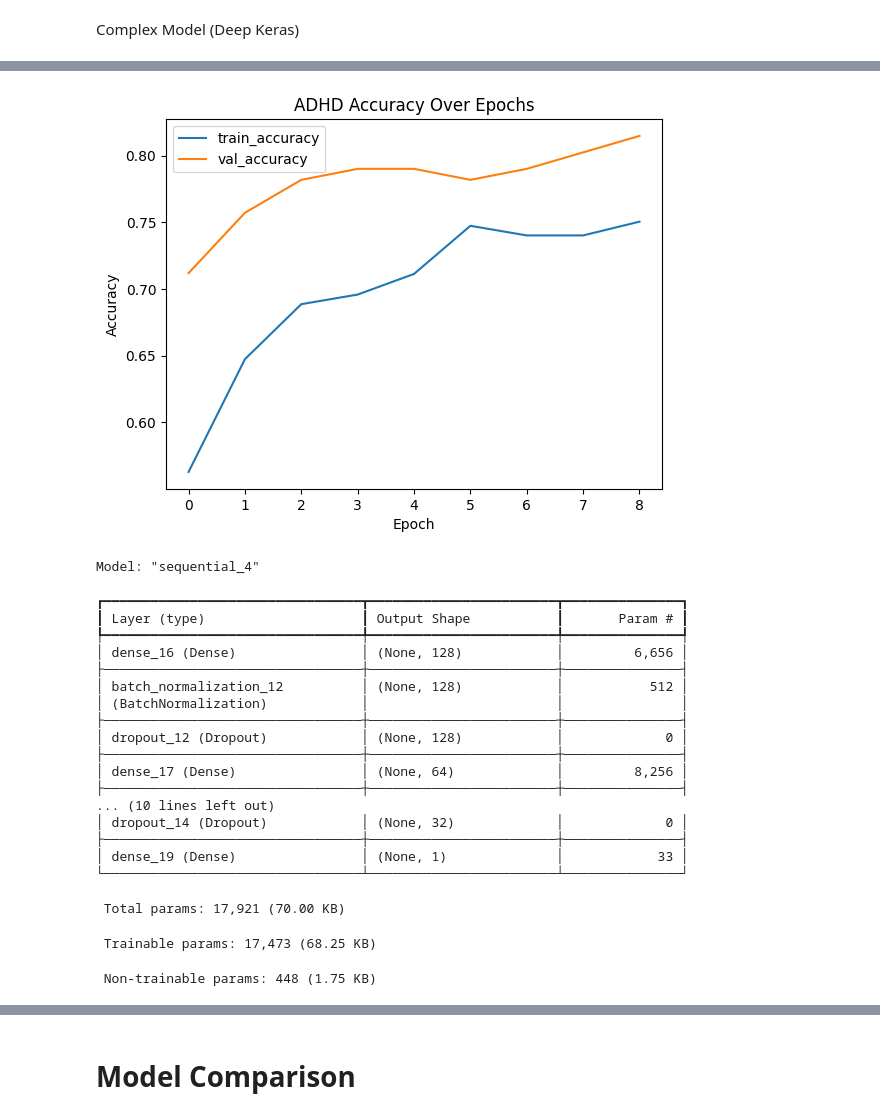
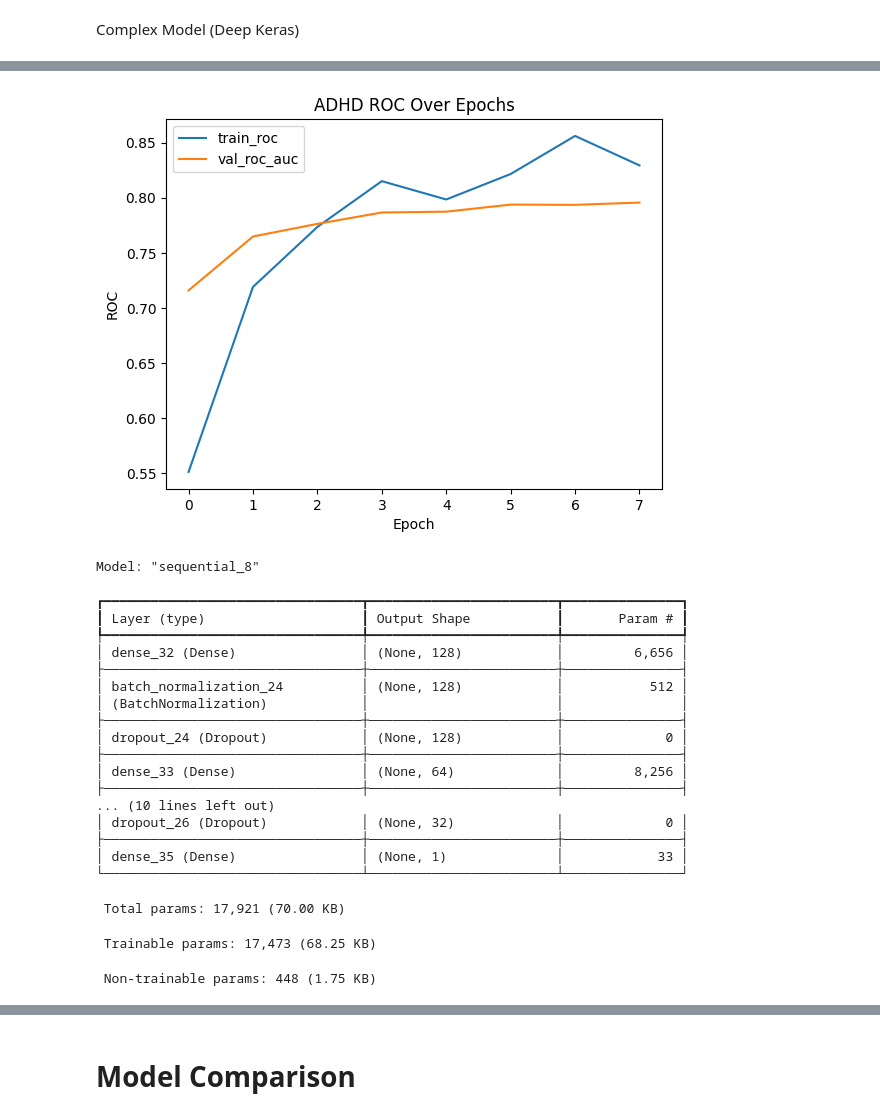
Before and after one commit to nnoromiv/brain-activity-pattern-differences-in-ADHD, a Jupyter notebook: model.ipynb, the cells around one changed output, grey strips where cells are left out. Cells and saved outputs as stored; diff of their text form; code cells hidden in the pictures.

```diff
--- a/model.ipynb
+++ b/model.ipynb
@@ -337,7 +347,7 @@ ROC AUC Score: 0.6215
 # %% [markdown]
 <span style="font-family: Century Gothic; font-size:15px"> Complex Model (Deep Keras)
 # %%
-def create_mlp(input_dim, lr=0.001, dropout_rate=0.3):
+def build_deep_model(input_dim, lr=0.001, dropout_rate=0.3, metrics='accuracy'):
     model = tf.keras.models.Sequential([
         tf.keras.layers.Input(shape=(input_dim,)),
         tf.keras.layers.Dense(128, activation='relu'),
@@ -360,16 +370,19 @@ def create_mlp(input_dim, lr=0.001, dropout_rate=0.3):
     model.compile(
         optimizer,
         loss=tf.keras.losses.BinaryCrossentropy(),
-        metrics=['accuracy']
+        metrics=[metrics]
     )
 
     return model
 # %%
 scaler = StandardScaler()
-X_train_adhd = scaler.fit_transform(X_train_adhd)
-X_test_adhd = scaler.transform(X_test_adhd)
-X_train_sex = scaler.fit_transform(X_train_sex)
-X_test_sex = scaler.transform(X_test_sex)
+X_train_adhd_scaled = scaler.fit_transform(X_train_adhd)
+X_val_adhd_scaled = scaler.transform(X_val_adhd)
+X_test_adhd_scaled = scaler.transform(X_test_adhd)
+
+X_train_sex_scaled = scaler.fit_transform(X_train_sex)
+X_val_sex_scaled = scaler.fit_transform(X_val_sex)
+X_test_sex_scaled = scaler.transform(X_test_sex)
 # %%
 # Checkpoint
 adhd_ckpt = 'adhd_que_best_model.keras'
@@ -391,7 +404,7 @@ callbacks = [
 ]
 # %%
 # Train MLP for ADHD Prediction
-deep_mlp_adhd = create_mlp(X_train_adhd.shape[1])
+deep_mlp_adhd = build_deep_model(X_train_adhd_scaled.shape[1], metrics=tf.keras.metrics.AUC(name='roc_auc'))
 
 deep_mlp_adhd.build()
 deep_mlp_adhd.summary()
@@ -419,19 +432,14 @@ Model: "sequential_3"
  Non-trainable params: 448 (1.75 KB)
 # %%
 history_adhd = deep_mlp_adhd.fit(
-    X_train_adhd,
+    X_train_adhd_scaled,
     y_train_adhd,
     epochs=40,
     batch_size=32,
-    validation_data=(X_test_adhd, y_test_adhd),
+    validation_data=(X_val_adhd_scaled, y_val_adhd),
     callbacks=callbacks,
     verbose=1,
     class_weight=adhd_class_weight
 )
-
-# Evaluate Model
-y_pred_adhd = (
-    deep_mlp_adhd.predict(X_test_adhd) > 0.8
-).astype("int32")
 # %% [output]
 Epoch 1/40
@@ -482,13 +493,13 @@ weighted avg       0.78      0.60      0.60       243
 # %%
-plt.plot(history_adhd.history['accuracy'], label='train_accuracy')
-plt.plot(history_adhd.history['val_accuracy'], label = 'val_accuracy')
+plt.plot(history_adhd.history['roc_auc'], label='train_roc')
+plt.plot(history_adhd.history['val_roc_auc'], label = 'val_roc_auc')
 plt.xlabel('Epoch')
-plt.ylabel('Accuracy')
-plt.title('ADHD Accuracy Over Epochs')
+plt.ylabel('ROC')
+plt.title('ADHD ROC Over Epochs')
 plt.legend()
 plt.show()
 # %% [output]
-[figure, old version]
+[figure, new version]
 # %%
 callbacks[1] = [
     tf.keras.callbacks.ModelCheckpoint(
@@ -499,28 +510,28 @@ callbacks[1] = [
 ]
 # %%
 # Train MLP for Sex Classification
-deep_mlp_sex = create_mlp(X_train_sex.shape[1])
+deep_mlp_sex = build_deep_model(X_train_sex_scaled.shape[1])
 
 deep_mlp_sex.build()
 deep_mlp_sex.summary()
 # %% [output]
-Model: "sequential_4"
+Model: "sequential_8"
 ┏━━━━━━━━━━━━━━━━━━━━━━━━━━━━━━━━━┳━━━━━━━━━━━━━━━━━━━━━━━━┳━━━━━━━━━━━━━━━┓
 ┃ Layer (type)                    ┃ Output Shape           ┃       Param # ┃
 ┡━━━━━━━━━━━━━━━━━━━━━━━━━━━━━━━━━╇━━━━━━━━━━━━━━━━━━━━━━━━╇━━━━━━━━━━━━━━━┩
-│ dense_16 (Dense)                │ (None, 128)            │         6,656 │
+│ dense_32 (Dense)                │ (None, 128)            │         6,656 │
 ├─────────────────────────────────┼────────────────────────┼───────────────┤
-│ batch_normalization_12          │ (None, 128)            │           512 │
+│ batch_normalization_24          │ (None, 128)            │           512 │
 │ (BatchNormalization)            │                        │               │
 ├─────────────────────────────────┼────────────────────────┼───────────────┤
-│ dropout_12 (Dropout)            │ (None, 128)            │             0 │
+│ dropout_24 (Dropout)            │ (None, 128)            │             0 │
 ├─────────────────────────────────┼────────────────────────┼───────────────┤
-│ dense_17 (Dense)                │ (None, 64)             │         8,256 │
+│ dense_33 (Dense)                │ (None, 64)             │         8,256 │
 ├─────────────────────────────────┼────────────────────────┼───────────────┤
 ... (10 lines left out)
-│ dropout_14 (Dropout)            │ (None, 32)             │             0 │
+│ dropout_26 (Dropout)            │ (None, 32)             │             0 │
 ├─────────────────────────────────┼────────────────────────┼───────────────┤
-│ dense_19 (Dense)                │ (None, 1)              │            33 │
+│ dense_35 (Dense)                │ (None, 1)              │            33 │
 └─────────────────────────────────┴────────────────────────┴───────────────┘
  Total params: 17,921 (70.00 KB)
  Trainable params: 17,473 (68.25 KB)
```
Also changed, not shown: parts of 33 cells of this notebook, 2 other files.
